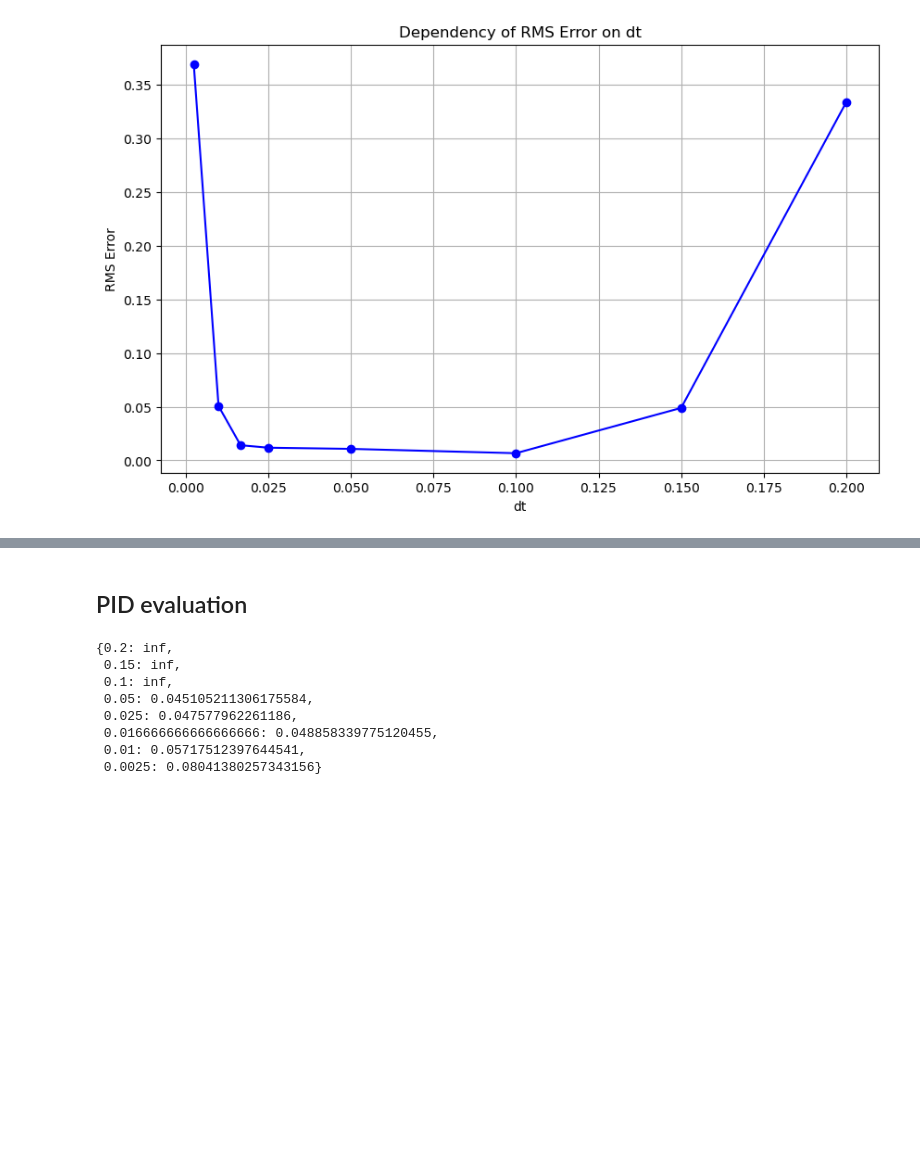
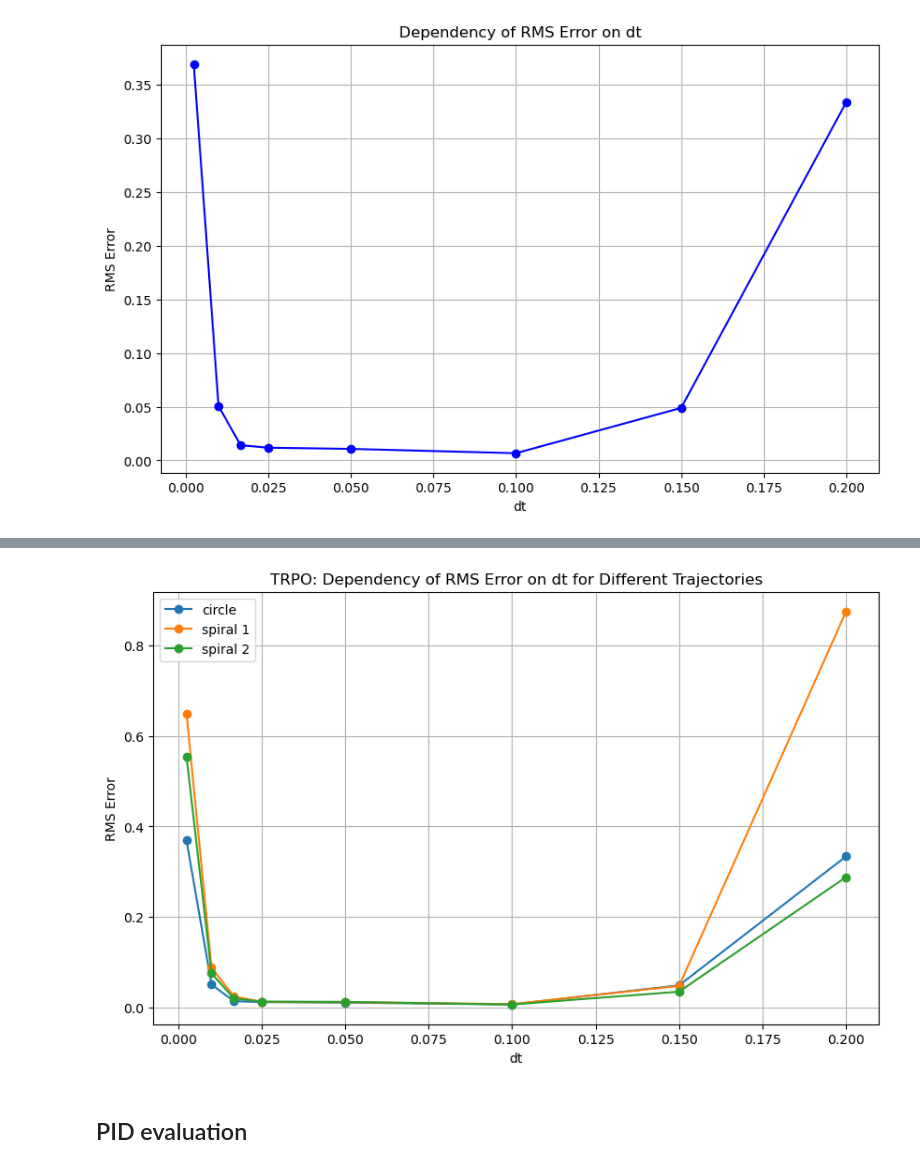
Before and after one commit to damurka5/RL_CDPR, a Jupyter notebook: notebooks/12_Variable_dt_evaluation.ipynb, the cells around one changed output, grey strips where cells are left out. Saved outputs shown, nothing was run; the diff lists cells and outputs as text; code cells hidden in the pictures; blank space fills up the shorter version.

```diff
--- a/notebooks/12_Variable_dt_evaluation.ipynb
+++ b/notebooks/12_Variable_dt_evaluation.ipynb
@@ -571,3 +654,7 @@ plot_rms_vs_dt(rms_errors_TRPO_circle)
+# %%
+plot_rms_vs_dt_full(trpo_all_trajectories_errors, "TRPO")
+# %% [output]
+[figure, added]
 # %% [markdown]
 ## PID evaluation
 # %%
@@ -743,11 +818,0 @@ rms_errors_pid_circle = rms_errors_different_dt_pid(simple_robot_model,
-# %%
-rms_errors_pid_circle
-# %% [output]
-{0.2: inf,
- 0.15: inf,
- 0.1: inf,
- 0.05: 0.045105211306175584,
- 0.025: 0.047577962261186,
- 0.016666666666666666: 0.048858339775120455,
- 0.01: 0.05717512397644541,
- 0.0025: 0.08041380257343156}
```
Also changed, not shown: parts of 10 cells of this notebook, 1 other file.
